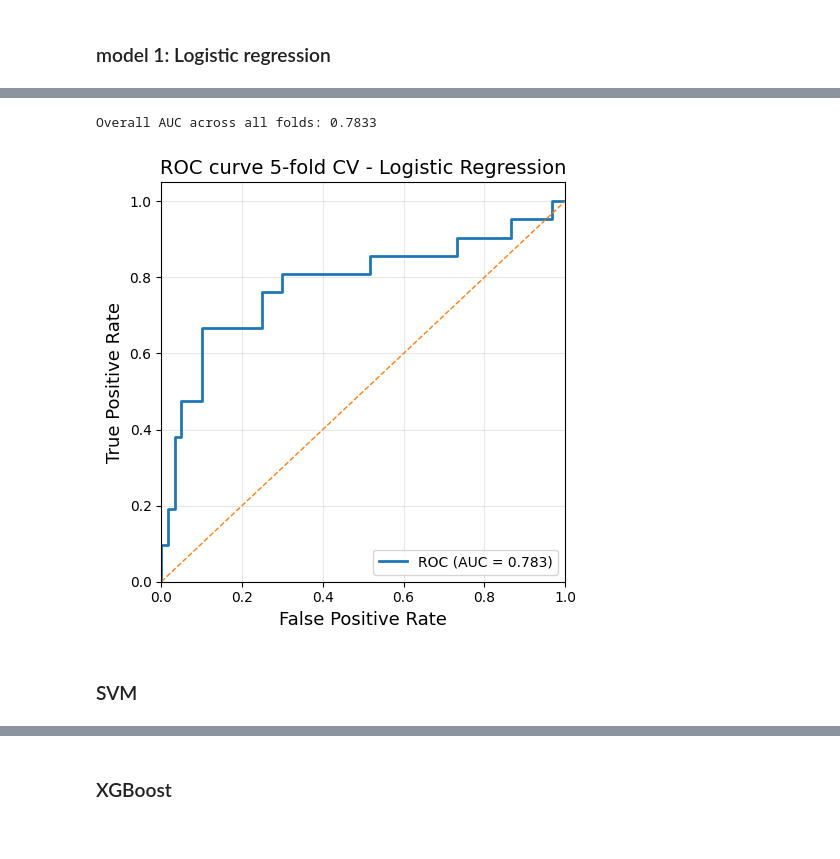
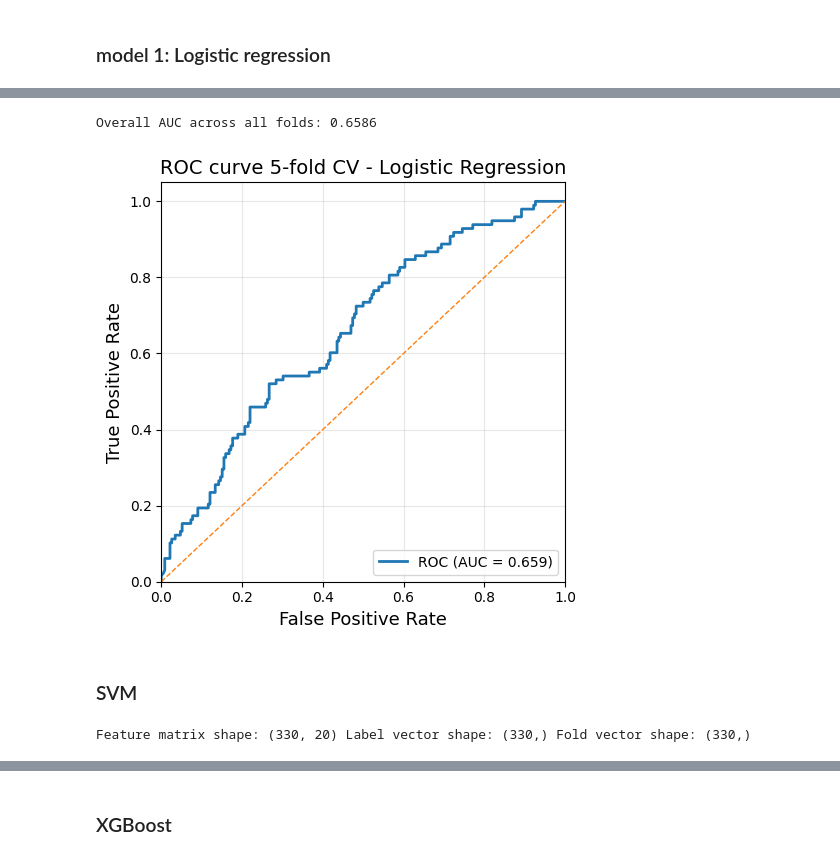
Before and after one commit to zhennongchen/Osteosarcoma, a Jupyter notebook: whole_image/step3_ML_models.ipynb, the cells around one changed output, grey strips where cells are left out. Cells and saved outputs as stored; diff of their text form; code cells hidden in the pictures.

Commit message:
new whole image

```diff
--- a/whole_image/step3_ML_models.ipynb
+++ b/whole_image/step3_ML_models.ipynb
@@ -107,37 +181,0 @@ os.makedirs(out_dir, exist_ok=True)
-# %%
-fold_aucs = []
-
-for k in range(5):
-    print(f"\n========== Fold {k} ==========")
-
-    train_idx = np.where(fold_all != k)[0]
-    val_idx   = np.where(fold_all == k)[0]
-    print(f"Train size: {len(train_idx)}, Val size: {len(val_idx)}")
-
-    X_train, y_train = X_all[train_idx], y_all[train_idx]
-    X_val,   y_val   = X_all[val_idx],   y_all[val_idx]
-
-    lr = LogisticRegression(
-    penalty="l2",        # Ridge，更稳
-    solver="lbfgs",      # L2 推荐 lbfgs
-    max_iter=5000,
-    )
-
-    lr.fit(X_train, y_train)
-
-    # 3.2 predict on val
-    prob = lr.predict_proba(X_val)[:, 1]
-
-    # ---- 3.6 AUC
-    auc = roc_auc_score(y_val, prob)
-    fold_aucs.append(auc)
-
-    print(f"Fold {k} AUC: {auc:.4f}")
-
-    # save the prediction prob into dataframe (use label df as template, we just need to add a new column)
-    if k ==0:
-        df_preds = labels_df[['Patient_index', 'fold', 'Pathologic_Response_Necrosis_gt90pct']].copy()
-        df_preds['pred_prob'] = np.nan
-    df_preds.loc[val_idx, 'pred_prob'] = prob
-
-df_preds.to_excel(os.path.join(out_dir, 'predictions.xlsx'), index=False)
@@ -164,14 +322,31 @@ Fold 4 AUC: 0.5417
 # %%
 # load the saved predictions and evaluate overall AUC
 df_pred = pd.read_excel(os.path.join(out_dir, 'predictions.xlsx'))
-y_true = df_pred['Pathologic_Response_Necrosis_gt90pct'].values
+y_true = df_pred['Prognosis_label'].values
 y_prob = df_pred['pred_prob'].values
 overall_auc = roc_auc_score(y_true, y_prob)
 print(f"\nOverall AUC across all folds: {overall_auc:.4f}")
 plot_roc_curve(y_true,y_prob, figsize = (5,5),title = "ROC curve 5-fold CV - Logistic Regression", save_true = True, save_path = os.path.join(out_dir, 'ROC_curve_5foldCV_LR.pdf'))
 # %% [output]
-Overall AUC across all folds: 0.7833
+Overall AUC across all folds: 0.6586
-[figure, old version]
+[figure, new version]
 # %% [markdown]
 ### SVM
+# %%
+labels_path = '/host/e/D/Data/Habitats/Jishuitan/Patient_lists/image_label_info_set12_5fold_prognosis.xlsx'
+radiomics_path = '/host/d/projects/Habitats/radiomics/whole_image/radiomics_measurements_svm_selected.xlsx'
+
+labels_df = pd.read_excel(labels_path)
+radiomics_df = pd.read_excel(radiomics_path)
+
+non_feature_cols = ["Patient_set","Patient_index", "Image_filepath", "Mask_filepath"]
+feature_cols = [c for c in radiomics_df.columns if c not in non_feature_cols]
+X_all = radiomics_df[feature_cols].values
+
+label_col = 'Prognosis_label'
+y_all = labels_df[label_col].values
+fold_all = labels_df['fold'].values
+print(f'Feature matrix shape: {X_all.shape}', f'Label vector shape: {y_all.shape}', f'Fold vector shape: {fold_all.shape}')
+# %% [output]
+Feature matrix shape: (330, 20) Label vector shape: (330,) Fold vector shape: (330,)
 # %%
```
Also changed, not shown: parts of 31 cells of this notebook, 14 other files.
